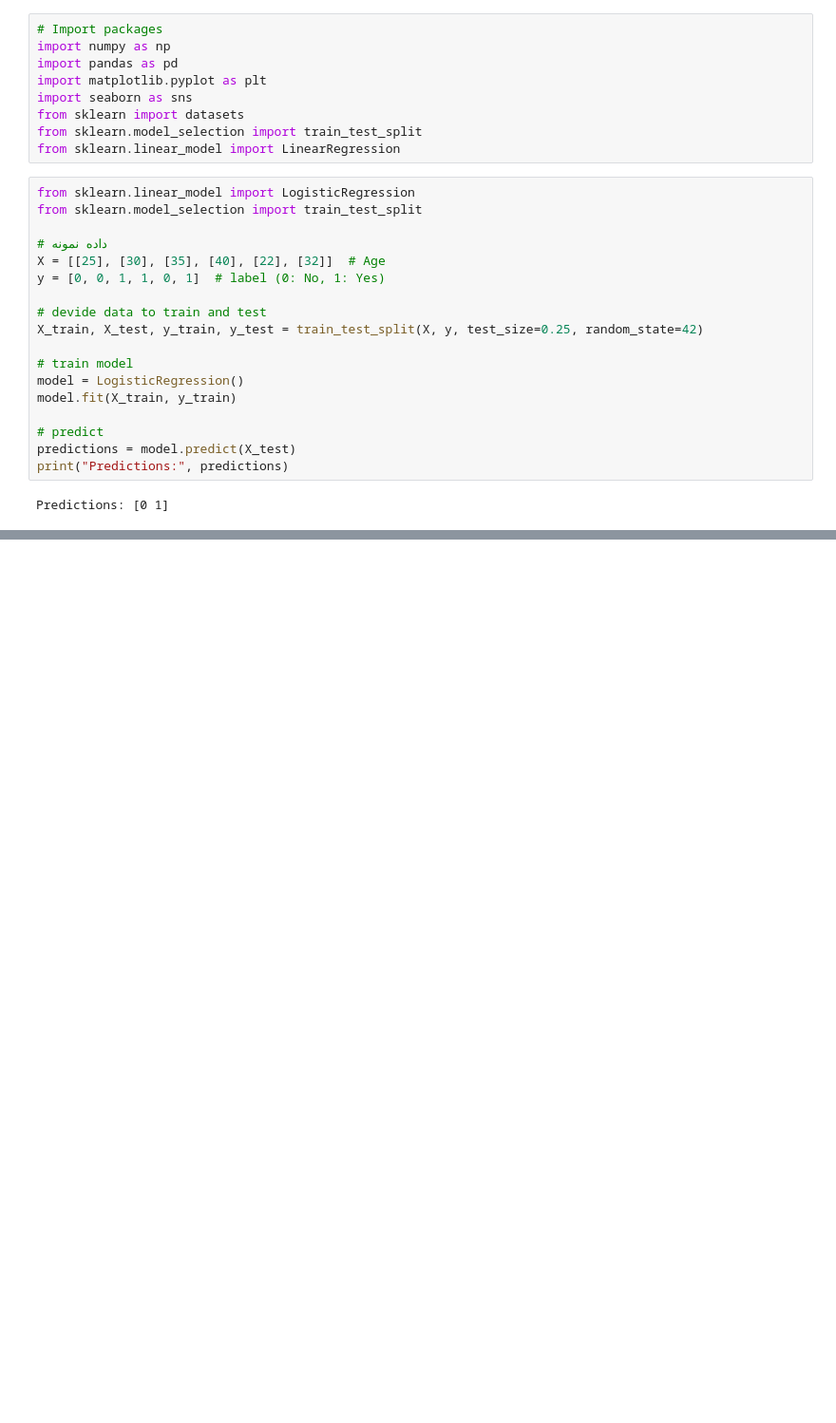
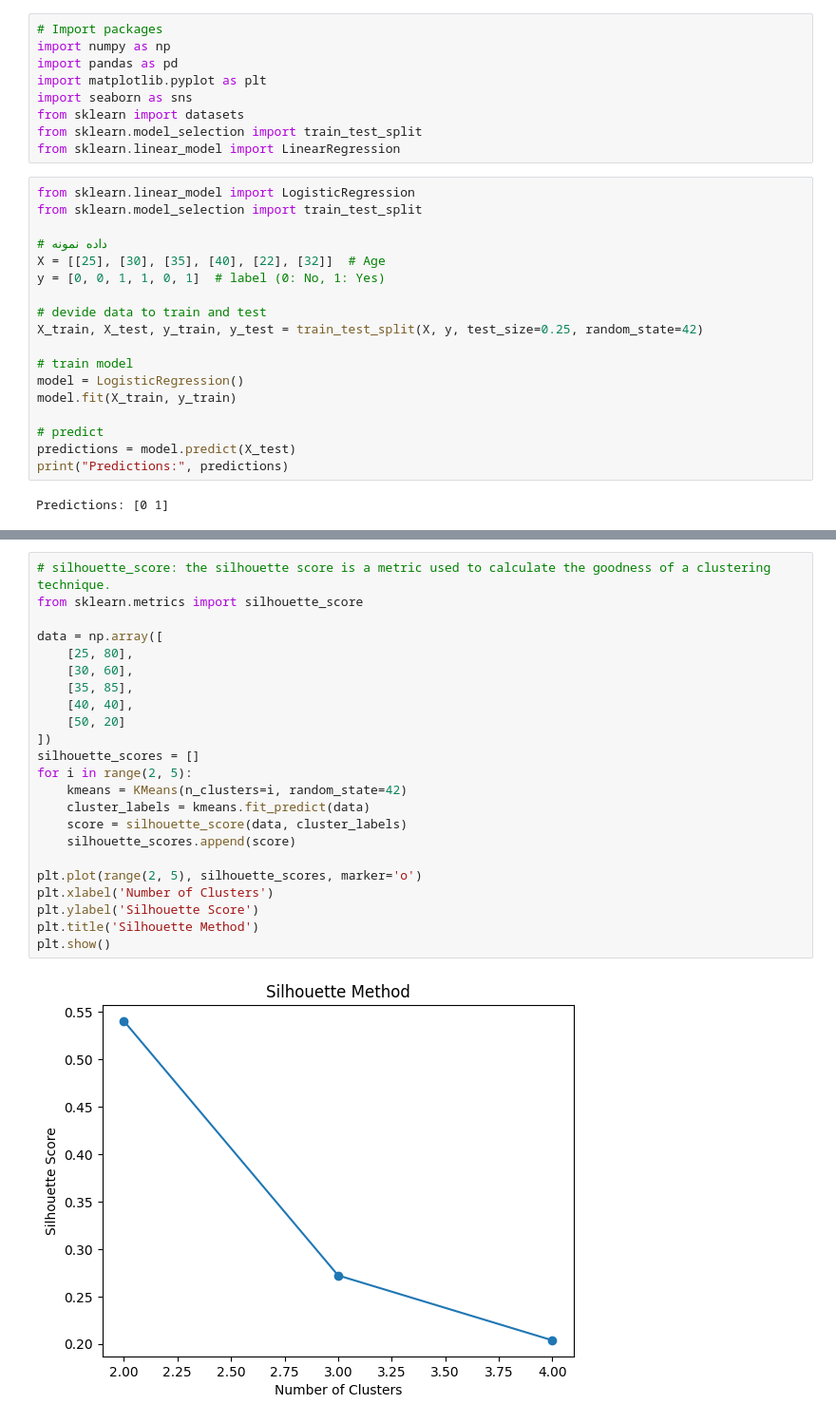
Before and after one commit to mehranoffline/30-Day-Machine-Learning-Plan, a Jupyter notebook: Day2/Exercises.ipynb, the cells around one changed output, grey strips where cells are left out. Shown at 95% size. Drawn from its saved outputs; the diff is of its cells as text; blank space fills up the shorter version.

```diff
--- a/Day2/Exercises.ipynb
+++ b/Day2/Exercises.ipynb
@@ -73,0 +73,25 @@ plt.show()
+# %%
+# silhouette_score: the silhouette score is a metric used to calculate the goodness of a clustering technique.
+from sklearn.metrics import silhouette_score
+
+data = np.array([
+    [25, 80],
+    [30, 60],
+    [35, 85],
+    [40, 40],
+    [50, 20]
+])
+silhouette_scores = []
+for i in range(2, 5):
+    kmeans = KMeans(n_clusters=i, random_state=42)
+    cluster_labels = kmeans.fit_predict(data)
+    score = silhouette_score(data, cluster_labels)
+    silhouette_scores.append(score)
+
+plt.plot(range(2, 5), silhouette_scores, marker='o')
+plt.xlabel('Number of Clusters')
+plt.ylabel('Silhouette Score')
+plt.title('Silhouette Method')
+plt.show()
+# %% [output]
+[figure, added]
```
Also changed, not shown: parts of 4 cells of this notebook, 2 other files.
